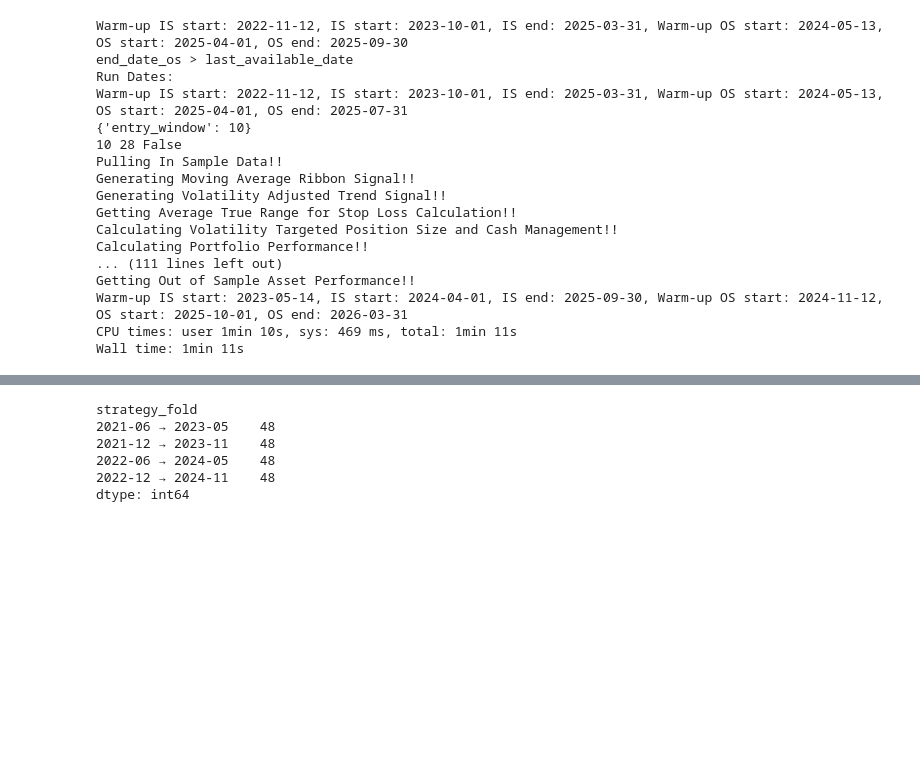
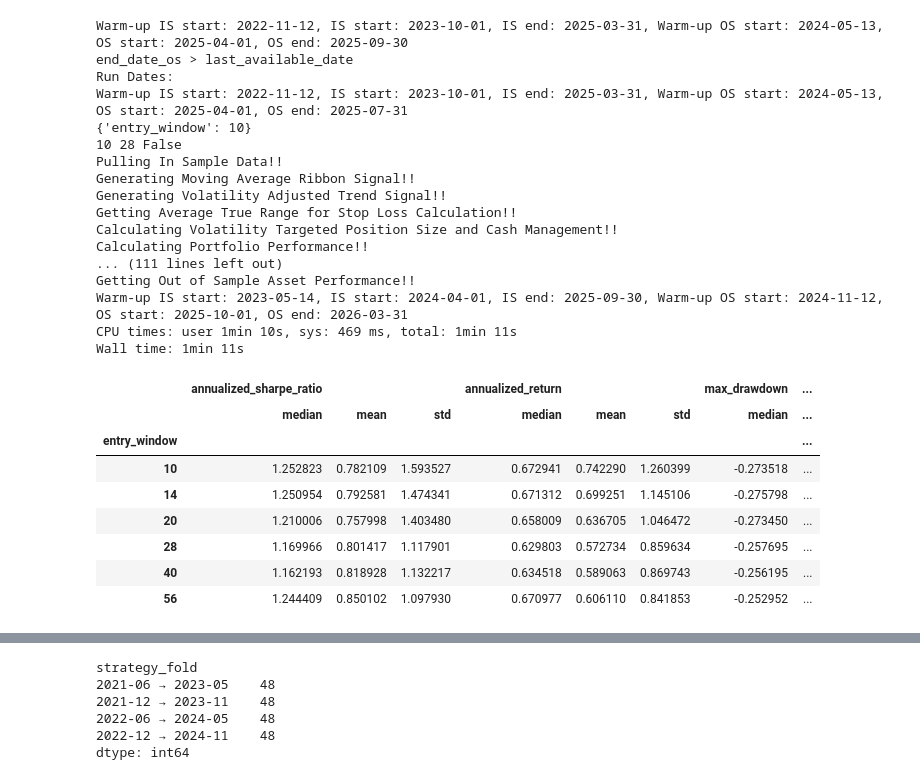
Before and after one commit to adheerchauhan/trend_following, a Jupyter notebook: Trend_Following_Parameter_Optimization_3.ipynb, the cells around one changed output, grey strips where cells are left out. Cells and saved outputs as stored; diff of their text form; code cells hidden in the pictures; blank space fills up the shorter version.

```diff
--- a/Trend_Following_Parameter_Optimization_3.ipynb
+++ b/Trend_Following_Parameter_Optimization_3.ipynb
@@ -1760,0 +1773,20 @@ df_performance_donchian_all_4.to_pickle('/Users/adheerchauhan/Documents/git/tren
+# %%
+agg_dict = {'annualized_sharpe_ratio':['median','mean','std'],
+            'annualized_return':['median','mean','std'],
+            'max_drawdown':['median','mean','std'],
+            'BTC-USD_annualized_sharpe_ratio':['median','mean','std'],
+            'ETH-USD_annualized_sharpe_ratio':['median','mean','std'],
+            'SOL-USD_annualized_sharpe_ratio':['median','mean','std'],
+            'ADA-USD_annualized_sharpe_ratio':['median','mean','std'],
+            'AVAX-USD_annualized_sharpe_ratio':['median','mean','std']}
+df_performance_donchian_all.groupby(['entry_window']).agg(agg_dict)
+# %% [output]
+|  | annualized_sharpe_ratio |  |  | annualized_return |  |  | max_drawdown | ... |
+|  | median | mean | std | median | mean | std | median | ... |
+| entry_window |  |  |  |  |  |  |  | ... |
+| 10 | 1.252823 | 0.782109 | 1.593527 | 0.672941 | 0.742290 | 1.260399 | -0.273518 | ... |
+| 14 | 1.250954 | 0.792581 | 1.474341 | 0.671312 | 0.699251 | 1.145106 | -0.275798 | ... |
+| 20 | 1.210006 | 0.757998 | 1.403480 | 0.658009 | 0.636705 | 1.046472 | -0.273450 | ... |
+| 28 | 1.169966 | 0.801417 | 1.117901 | 0.629803 | 0.572734 | 0.859634 | -0.257695 | ... |
+| 40 | 1.162193 | 0.818928 | 1.132217 | 0.634518 | 0.589063 | 0.869743 | -0.256195 | ... |
+| 56 | 1.244409 | 0.850102 | 1.097930 | 0.670977 | 0.606110 | 0.841853 | -0.252952 | ... |
```
Also changed, not shown: parts of 17 cells of this notebook, 2 other files.
